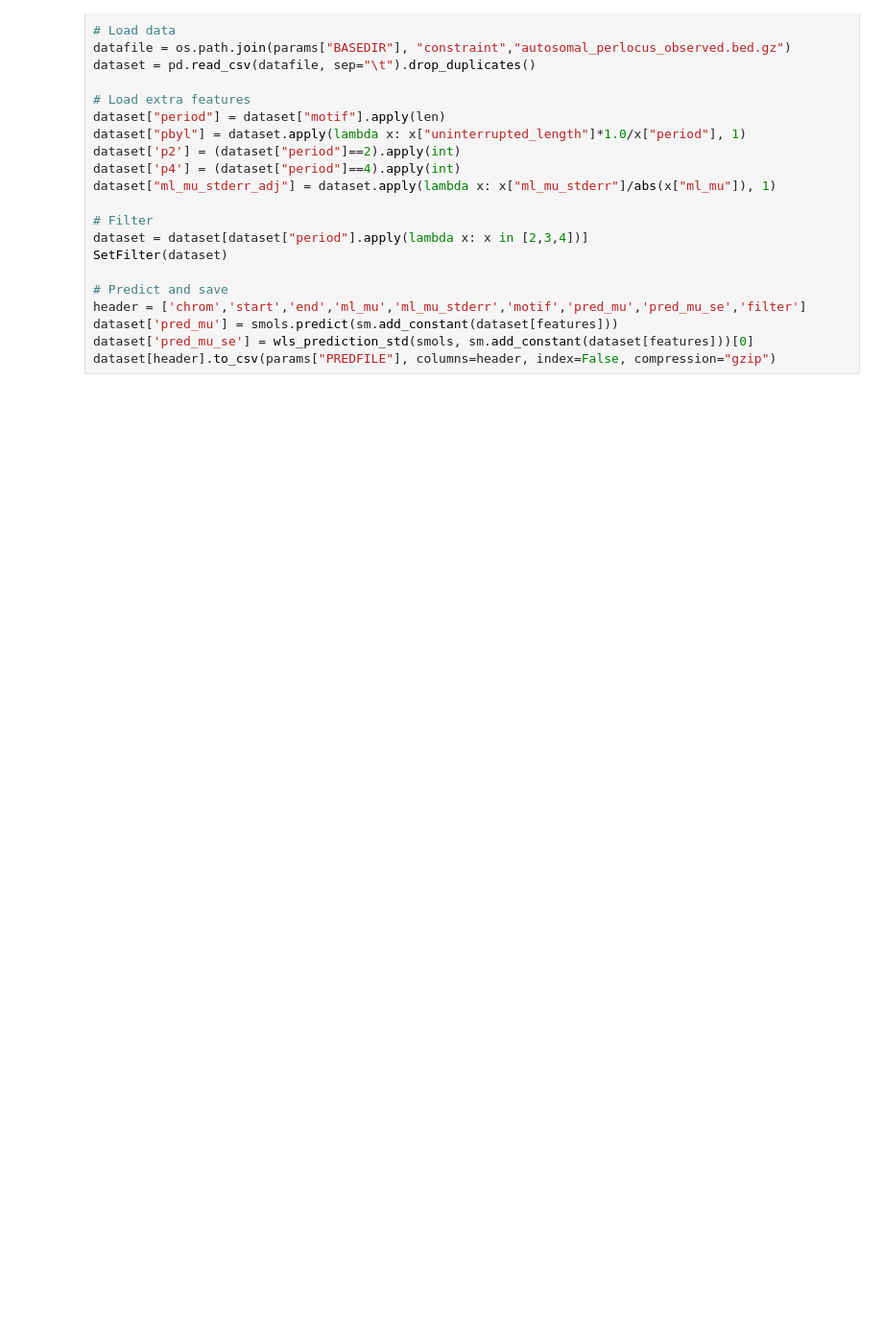
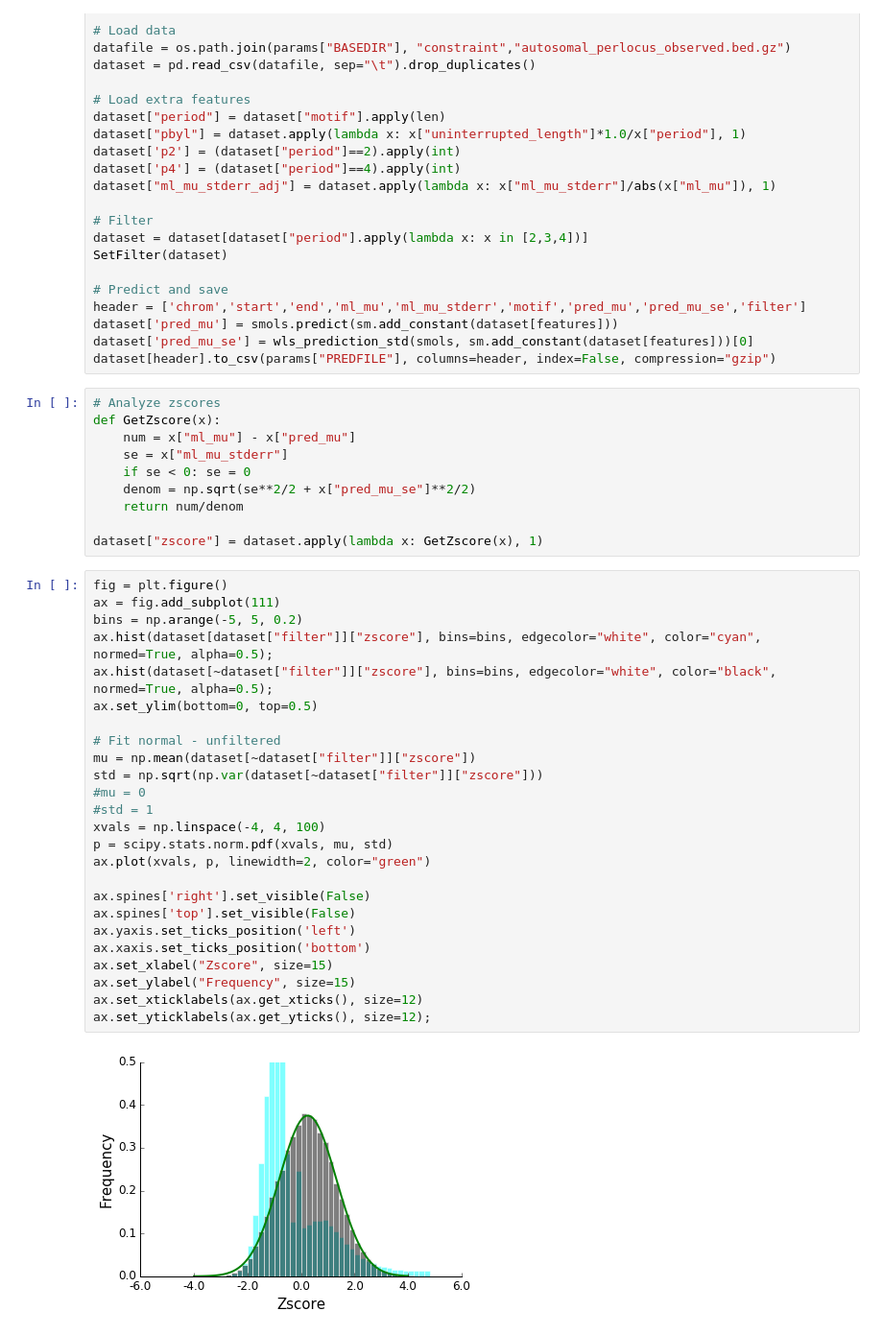
Before and after one commit to gymreklab/mutea-autosomal, a Jupyter notebook: analyses/constraint/BuildConstraintModel.ipynb, the cells around one changed output. Shown at 96% size. Saved outputs shown, nothing was run; the diff lists cells and outputs as text; blank space fills up the shorter version.

Commit message:
adding zscore dist

```diff
--- a/analyses/constraint/BuildConstraintModel.ipynb
+++ b/analyses/constraint/BuildConstraintModel.ipynb
@@ -162,3 +167,40 @@ header = ['chrom','start','end','ml_mu','ml_mu_stderr','motif','pred_mu','pred_m
 dataset['pred_mu'] = smols.predict(sm.add_constant(dataset[features]))
 dataset['pred_mu_se'] = wls_prediction_std(smols, sm.add_constant(dataset[features]))[0]
 dataset[header].to_csv(params["PREDFILE"], columns=header, index=False, compression="gzip")
+# %%
+# Analyze zscores
+def GetZscore(x):
+    num = x["ml_mu"] - x["pred_mu"]
+    se = x["ml_mu_stderr"]
+    if se < 0: se = 0
+    denom = np.sqrt(se**2/2 + x["pred_mu_se"]**2/2)
+    return num/denom
+
+dataset["zscore"] = dataset.apply(lambda x: GetZscore(x), 1)
+# %%
+fig = plt.figure()
+ax = fig.add_subplot(111)
+bins = np.arange(-5, 5, 0.2)
+ax.hist(dataset[dataset["filter"]]["zscore"], bins=bins, edgecolor="white", color="cyan", normed=True, alpha=0.5);
+ax.hist(dataset[~dataset["filter"]]["zscore"], bins=bins, edgecolor="white", color="black", normed=True, alpha=0.5);
+ax.set_ylim(bottom=0, top=0.5)
+
+# Fit normal - unfiltered
+mu = np.mean(dataset[~dataset["filter"]]["zscore"])
+std = np.sqrt(np.var(dataset[~dataset["filter"]]["zscore"]))
+#mu = 0
+#std = 1
+xvals = np.linspace(-4, 4, 100)
+p = scipy.stats.norm.pdf(xvals, mu, std)
+ax.plot(xvals, p, linewidth=2, color="green")
+
+ax.spines['right'].set_visible(False)
+ax.spines['top'].set_visible(False)
+ax.yaxis.set_ticks_position('left')
+ax.xaxis.set_ticks_position('bottom')
+ax.set_xlabel("Zscore", size=15)
+ax.set_ylabel("Frequency", size=15)
+ax.set_xticklabels(ax.get_xticks(), size=12)
+ax.set_yticklabels(ax.get_yticks(), size=12);
+# %% [output]
+[figure, added]
```
Also changed, not shown: parts of 5 cells of this notebook, 2 other files.
